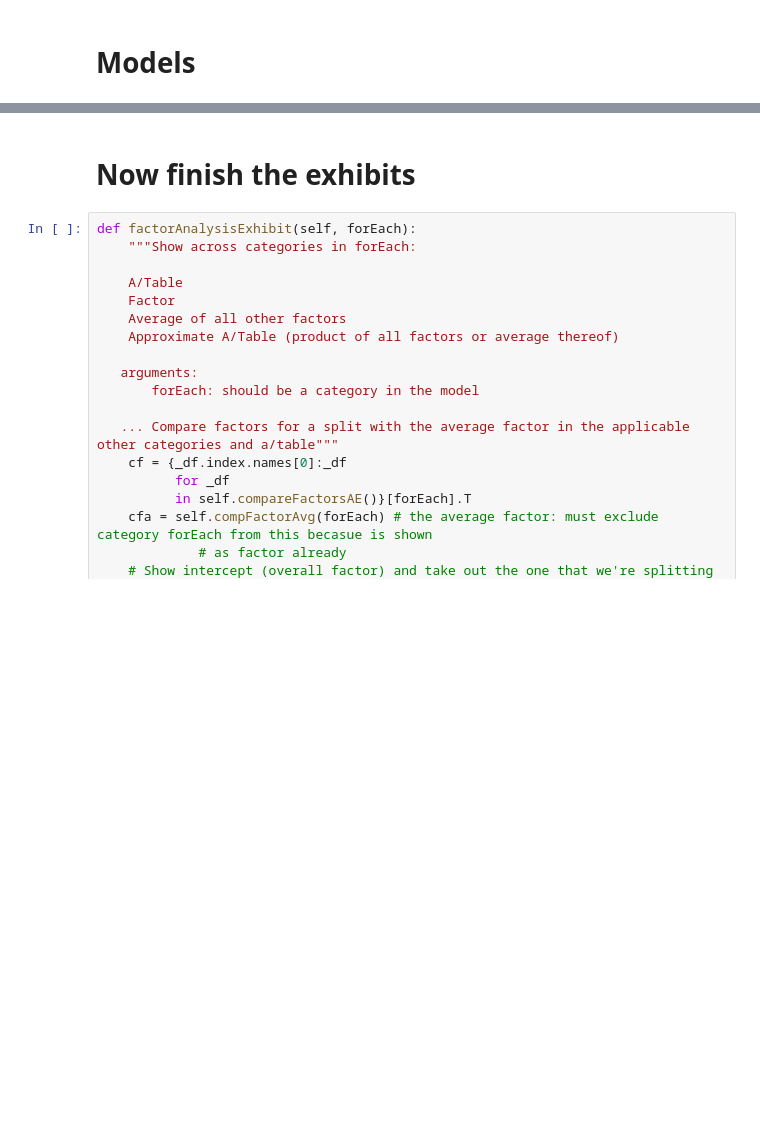
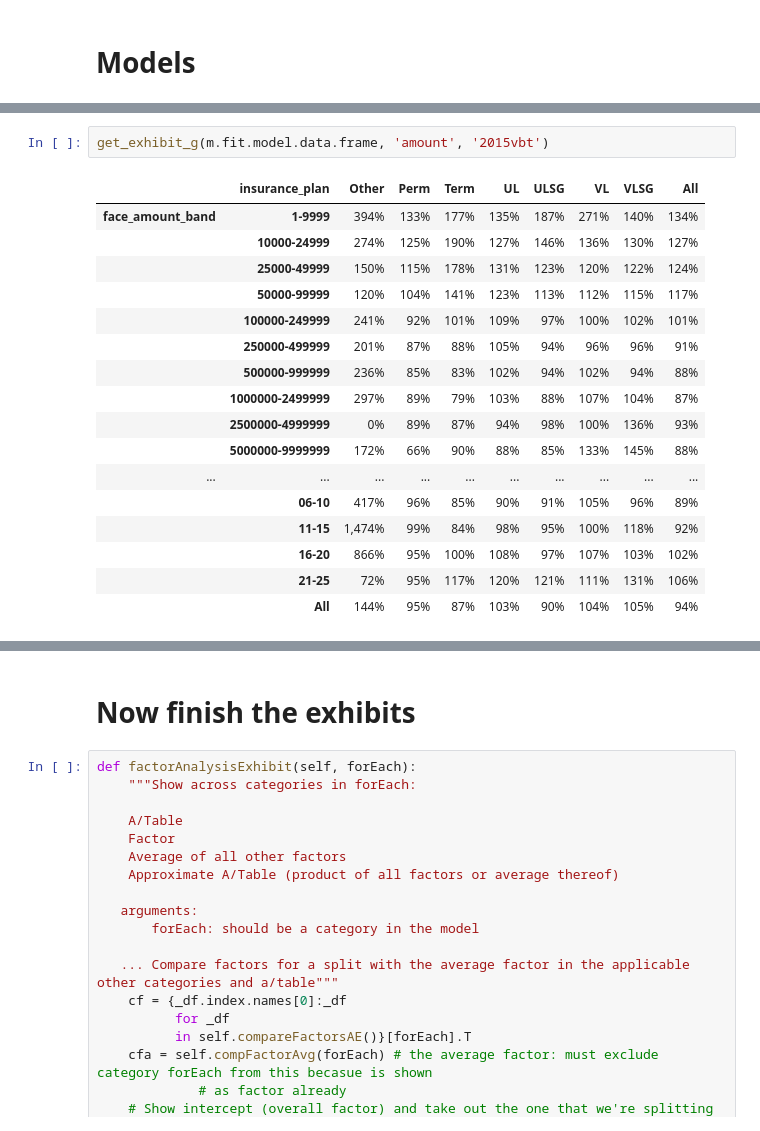
Before and after one commit to SOA-ILEC-Demo/ILECTools, a Jupyter notebook: sample_notebooks/Beyond_Actual_to_Table.ipynb, the cells around one changed output, grey strips where cells are left out. Drawn from its saved outputs; the diff is of its cells as text; blank space fills up the shorter version.

```diff
--- a/sample_notebooks/Beyond_Actual_to_Table.ipynb
+++ b/sample_notebooks/Beyond_Actual_to_Table.ipynb
@@ -163,0 +180,20 @@ True
+# %%
+get_exhibit_g(m.fit.model.data.frame, 'amount', '2015vbt')
+# %% [output]
+|  | insurance_plan | Other | Perm | Term | UL | ULSG | VL | VLSG | All |
+| face_amount_band | 1-9999 | 394% | 133% | 177% | 135% | 187% | 271% | 140% | 134% |
+|  | 10000-24999 | 274% | 125% | 190% | 127% | 146% | 136% | 130% | 127% |
+|  | 25000-49999 | 150% | 115% | 178% | 131% | 123% | 120% | 122% | 124% |
+|  | 50000-99999 | 120% | 104% | 141% | 123% | 113% | 112% | 115% | 117% |
+|  | 100000-249999 | 241% | 92% | 101% | 109% | 97% | 100% | 102% | 101% |
+|  | 250000-499999 | 201% | 87% | 88% | 105% | 94% | 96% | 96% | 91% |
+|  | 500000-999999 | 236% | 85% | 83% | 102% | 94% | 102% | 94% | 88% |
+|  | 1000000-2499999 | 297% | 89% | 79% | 103% | 88% | 107% | 104% | 87% |
+|  | 2500000-4999999 | 0% | 89% | 87% | 94% | 98% | 100% | 136% | 93% |
+|  | 5000000-9999999 | 172% | 66% | 90% | 88% | 85% | 133% | 145% | 88% |
+| ... | ... | ... | ... | ... | ... | ... | ... | ... | ... |
+|  | 06-10 | 417% | 96% | 85% | 90% | 91% | 105% | 96% | 89% |
+|  | 11-15 | 1,474% | 99% | 84% | 98% | 95% | 100% | 118% | 92% |
+|  | 16-20 | 866% | 95% | 100% | 108% | 97% | 107% | 103% | 102% |
+|  | 21-25 | 72% | 95% | 117% | 120% | 121% | 111% | 131% | 106% |
+|  | All | 144% | 95% | 87% | 103% | 90% | 104% | 105% | 94% |
```
Also changed, not shown: parts of 26 cells of this notebook, 1 other file.
